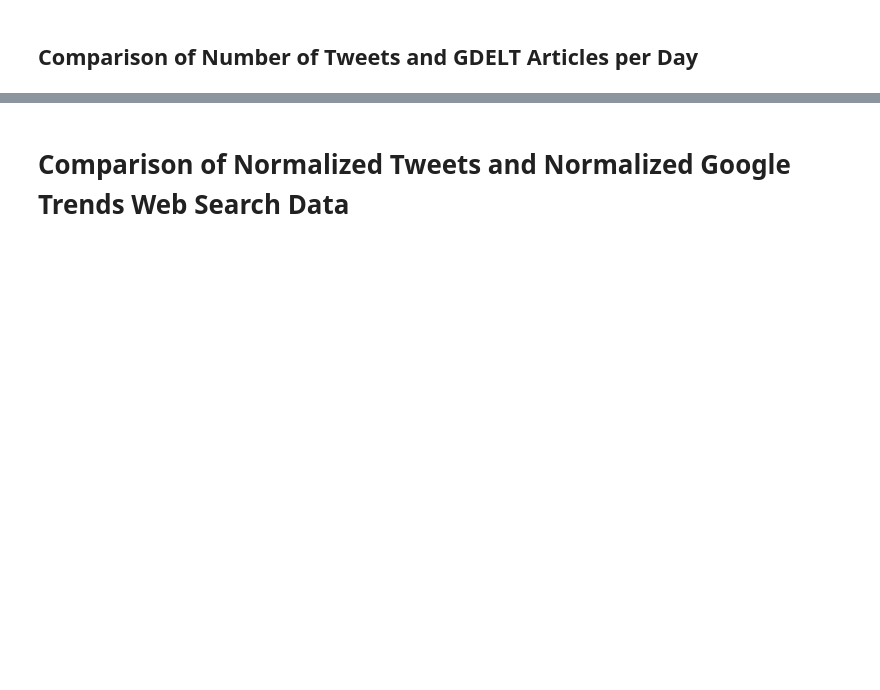
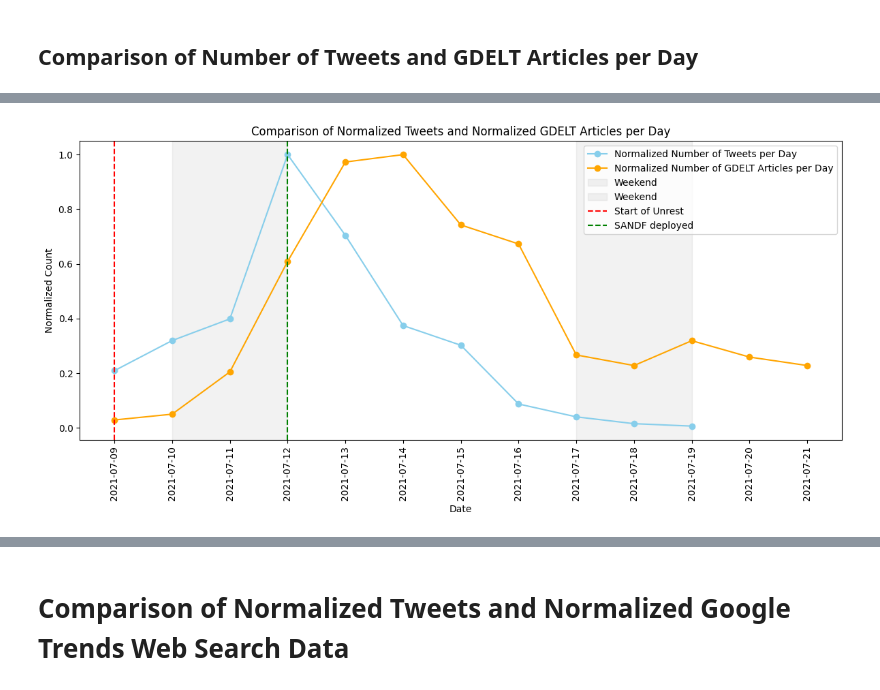
Before and after one commit to NatanGrayman/Investigation_Project, a Jupyter notebook: investigation-project-social-unrest.ipynb, the cells around one changed output, grey strips where cells are left out. Cells and saved outputs as stored; diff of their text form; code cells hidden in the pictures; blank space fills up the shorter version.

```diff
--- a/investigation-project-social-unrest.ipynb
+++ b/investigation-project-social-unrest.ipynb
@@ -877,6 +1062,30 @@ ax.plot(date_counts.index, normalized_date_counts.values, marker='o', label='Nor
 date_range = pd.date_range(start='2021-07-09', end='2021-07-21', freq='D')
 ax.set_xticks(date_range)
 
+from datetime import datetime, timedelta
+
+# Initialize an empty list to store weekend dates
+weekend_dates = []
+
+# Iterate through all dates and check if they are weekends
+for i in range(len(date_range)):
+    date = date_range[i]
+    if i == 0 and date.dayofweek == 6:
+        weekend_dates.append([date,date + timedelta(days=1)])
+    elif date.dayofweek == 5:
+        weekend_dates.append([date,date + timedelta(days=1)])
+    elif date.dayofweek == 6:
+        weekend_dates[-1][1]= date + timedelta(days=1)
+
+
+# Print the list of weekend dates
+print("Weekend Days:")
+print(weekend_dates)
+
+for weekend in weekend_dates:
+    # Add shaded region for the period between '2020-11-03' and '2020-11-07'
+    ax.axvspan(weekend[0], weekend[1], color='gray', alpha=0.1, label='Weekend')
+
 # Rotate the x-axis labels for better visibility
 ax.tick_params(axis='x', rotation=90)
 
@@ -899,3 +1108,4 @@ ax.legend(loc='upper right')
 
 plt.tight_layout()
 plt.show()
+# %% [output]
@@ -901,0 +1114 @@ plt.show()
+[figure, added]
```
Also changed, not shown: parts of 68 cells of this notebook.
